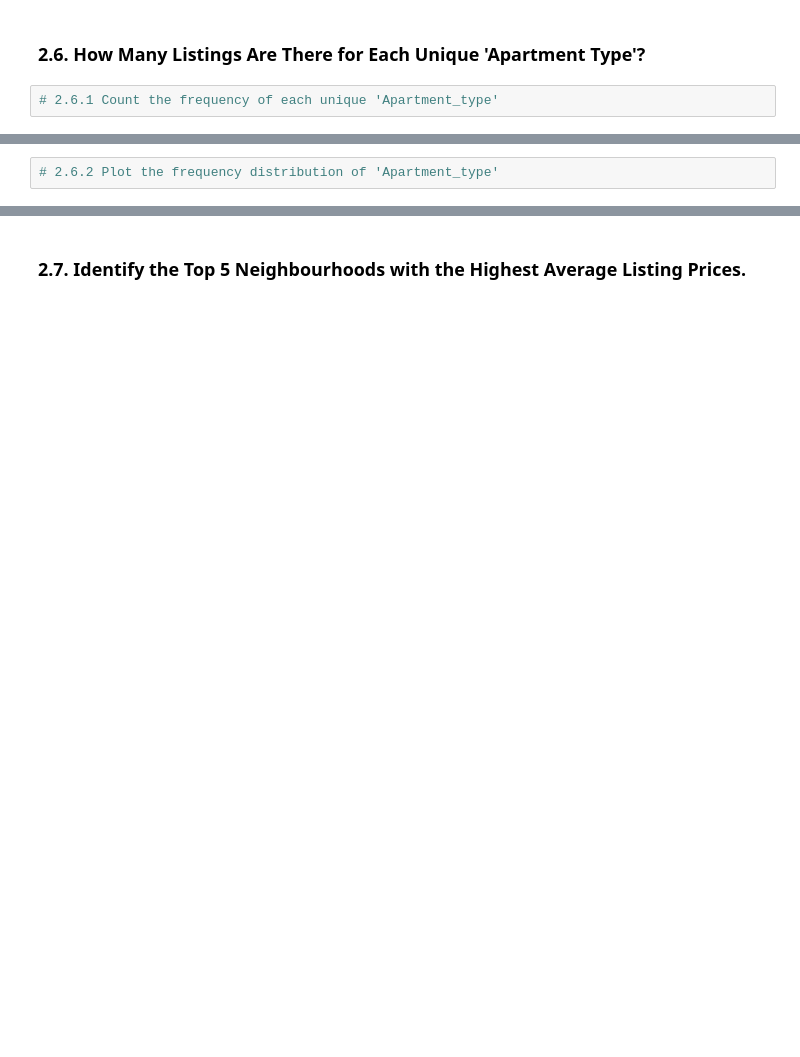
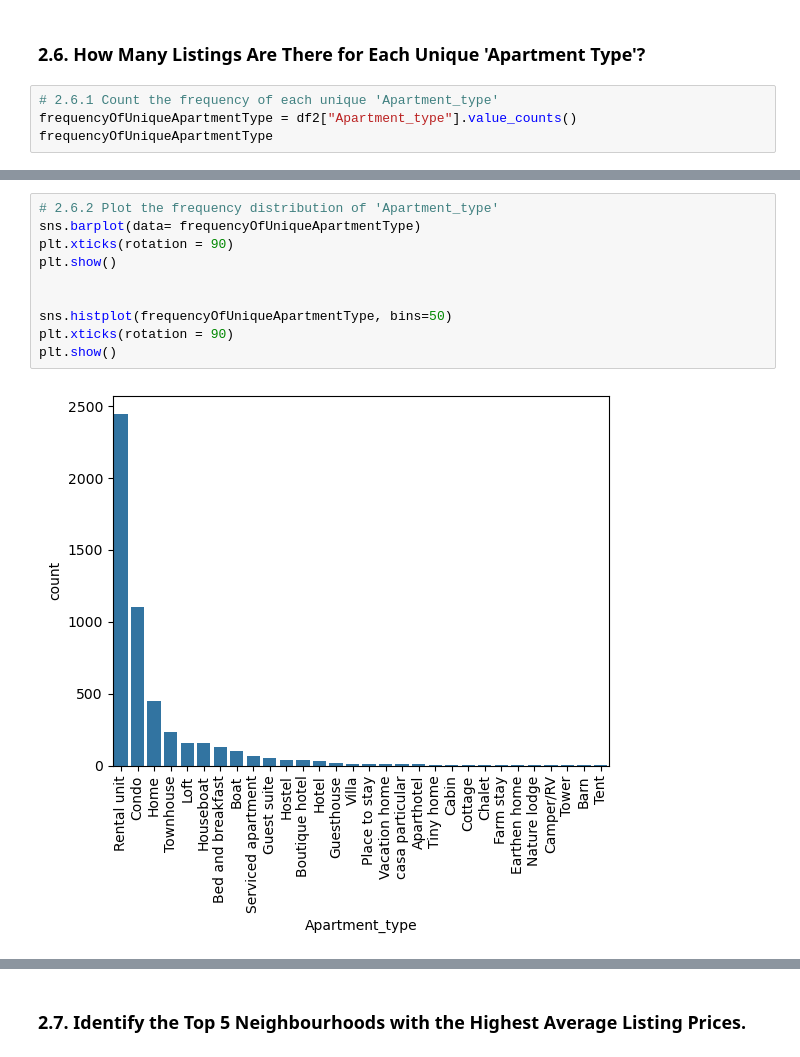
Before and after one commit to buddhathapa12/PrespectiveOnDataScience, a Jupyter notebook: airbnbDataAnalysis/E923Q669_CS746_HW1_EDA.ipynb, the cells around one changed output, grey strips where cells are left out. Cells and saved outputs as stored; diff of their text form; blank space fills up the shorter version.

```diff
--- a/airbnbDataAnalysis/E923Q669_CS746_HW1_EDA.ipynb
+++ b/airbnbDataAnalysis/E923Q669_CS746_HW1_EDA.ipynb
@@ -488,3 +550,5 @@ Rating:
 ### 2.6. **How Many Listings Are There for Each Unique 'Apartment Type'?**
 # %%
 # 2.6.1 Count the frequency of each unique 'Apartment_type'
+frequencyOfUniqueApartmentType = df2["Apartment_type"].value_counts()
+frequencyOfUniqueApartmentType
@@ -491,2 +573,12 @@ Rating:
 # %%
 # 2.6.2 Plot the frequency distribution of 'Apartment_type'
+sns.barplot(data= frequencyOfUniqueApartmentType)
+plt.xticks(rotation = 90)
+plt.show()
+
+
+sns.histplot(frequencyOfUniqueApartmentType, bins=50)
+plt.xticks(rotation = 90)
+plt.show()
+# %% [output]
+[figure, added]
```
Also changed, not shown: parts of 12 cells of this notebook.
